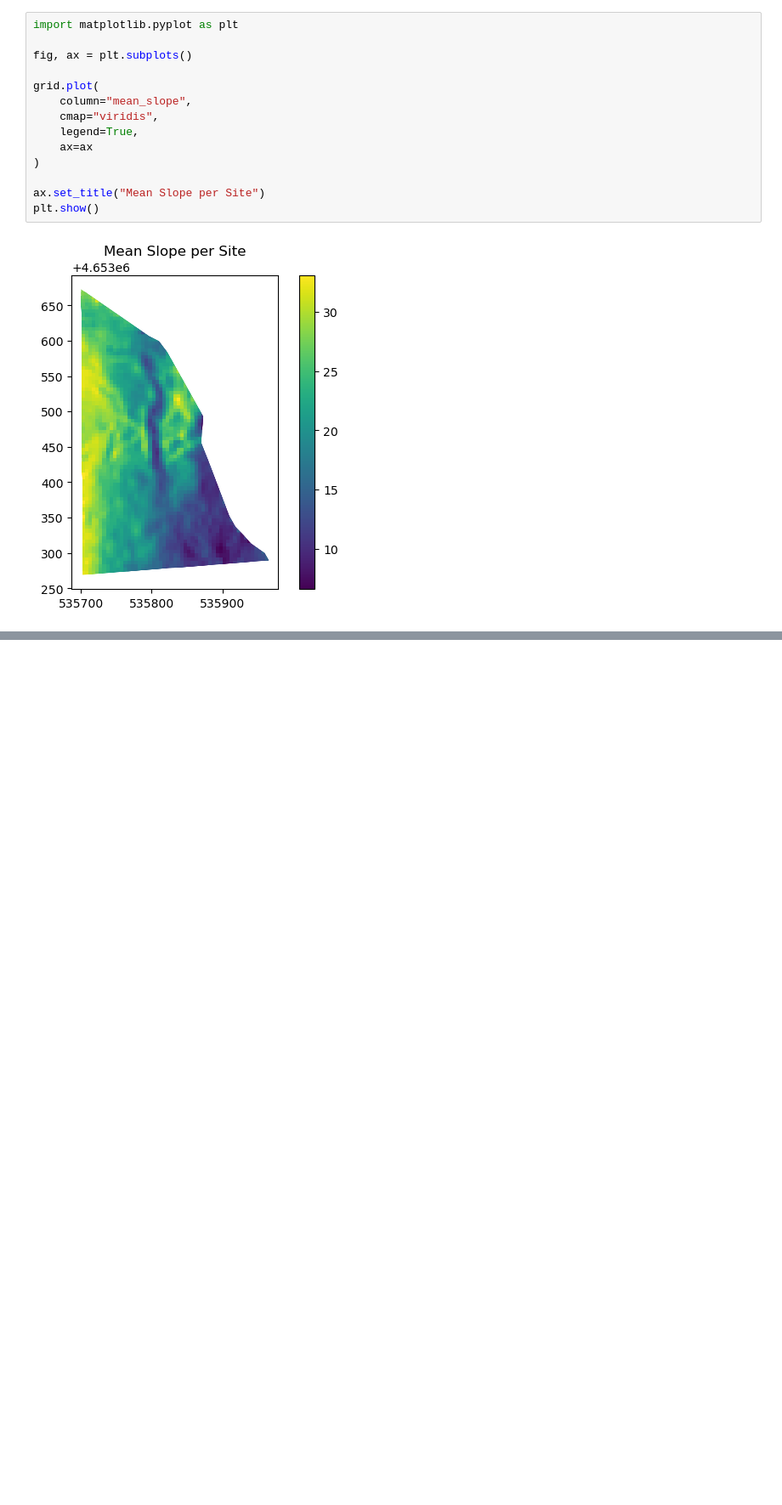
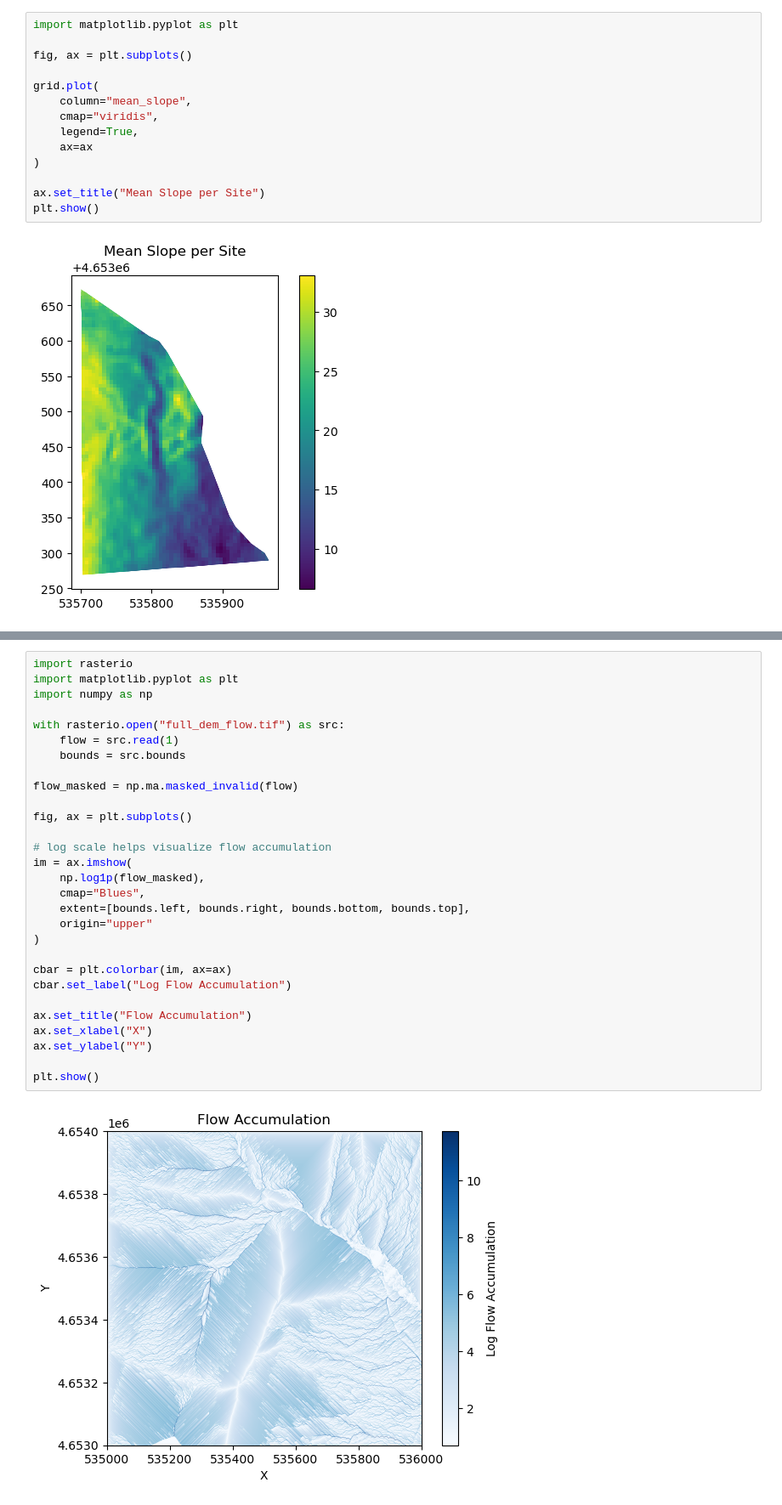
Before and after one commit to koltonrogers15-hub/Cabin_Site_suitability_Analysis, a Jupyter notebook: cabinsite.ipynb, the cells around one changed output, grey strips where cells are left out. Shown at 85% size. Cells and saved outputs as stored; diff of their text form; blank space fills up the shorter version.

Commit message:
created new full DEM for flow acc analysis, made max flow acc column in gdf

```diff
--- a/cabinsite.ipynb
+++ b/cabinsite.ipynb
@@ -282,0 +373,31 @@ plt.show()
+# %%
+import rasterio
+import matplotlib.pyplot as plt
+import numpy as np
+
+with rasterio.open("full_dem_flow.tif") as src:
+    flow = src.read(1)
+    bounds = src.bounds
+
+flow_masked = np.ma.masked_invalid(flow)
+
+fig, ax = plt.subplots()
+
+# log scale helps visualize flow accumulation
+im = ax.imshow(
+    np.log1p(flow_masked),
+    cmap="Blues",
+    extent=[bounds.left, bounds.right, bounds.bottom, bounds.top],
+    origin="upper"
+)
+
+cbar = plt.colorbar(im, ax=ax)
+cbar.set_label("Log Flow Accumulation")
+
+ax.set_title("Flow Accumulation")
+ax.set_xlabel("X")
+ax.set_ylabel("Y")
+
+plt.show()
+# %% [output]
+[figure, added]
```
Also changed, not shown: parts of 8 cells of this notebook, 4 other files.
